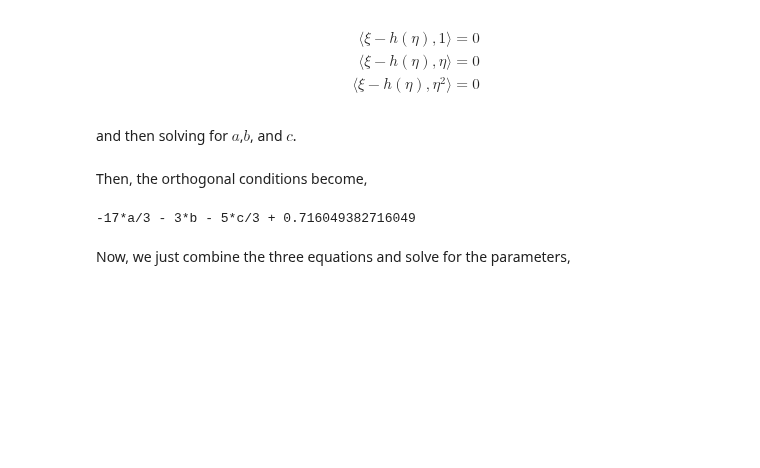
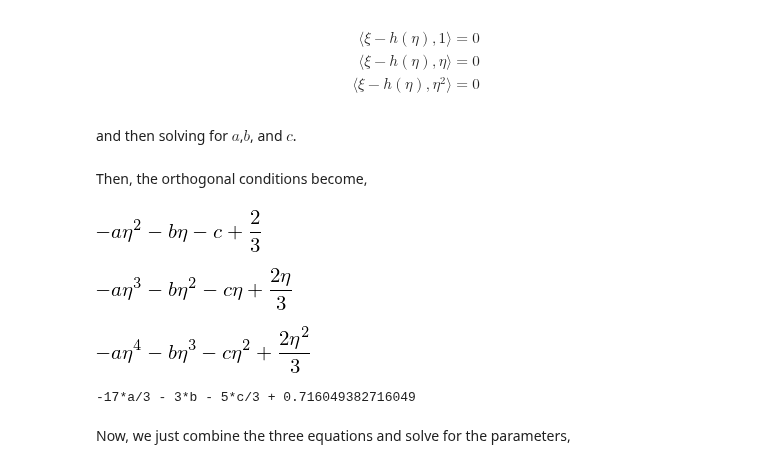
Before and after one commit to hvribeiro/MCSC1, a Jupyter notebook: aulas/02.1 - Introduction to probability.ipynb, the cells around one changed output. Cells and saved outputs as stored; diff of their text form; code cells hidden in the pictures; blank space fills up the shorter version.

```diff
--- a/aulas/02.1 - Introduction to probability.ipynb
+++ b/aulas/02.1 - Introduction to probability.ipynb
@@ -2969,16 +2969,28 @@ $$
 # %% [markdown]
  and then solving for $a$,$b$, and $c$.
 # %%
->>> x,a,b,c,eta = S.symbols('x,a,b,c,eta',real=True)
->>> xi  = 2*x**2
->>> eta=S.Piecewise((1,S.And(S.Gt(x,0),
-...                      S.Lt(x,S.Rational(1,3)))),  #  0 < x < 1/3
-...             (2,S.And(S.Gt(x,S.Rational(1,3)),
-...                      S.Lt(x,S.Rational(2,3)))), # 1/3 < x < 2/3,
-...             (0,S.And(S.Gt(x,S.Rational(2,3)),
-...                      S.Lt(x,1)))) # 1/3 < x < 2/3
+x,a,b,c,eta = S.symbols('x,a,b,c,eta',real=True)
+xi  = 2*x**2
+ta = S.Piecewise((1,S.And(S.Gt(x,0),
+                S.Lt(x,S.Rational(1,3)))),  #  0 < x < 1/3
+                (2,S.And(S.Gt(x,S.Rational(1,3)),
+                S.Lt(x,S.Rational(2,3)))), # 1/3 < x < 2/3,
+                (0,S.And(S.Gt(x,S.Rational(2,3)),
+                S.Lt(x,1)))) # 1/3 < x < 2/3
 
->>> h = c+b*eta+a*eta**2
+h = c+b*eta+a*eta**2
 # %% [markdown]
  Then, the orthogonal conditions become,
+# %%
+S.integrate((xi-h)*1,(x,0,1))
+# %% [output]
+[figure, added]
+# %%
+S.integrate((xi-h)*eta,(x,0,1))
+# %% [output]
+[figure, added]
+# %%
+S.integrate((xi-h)*eta**2,(x,0,1))
+# %% [output]
+[figure, added]
 # %%
```
Also changed, not shown: parts of 21 cells of this notebook.
